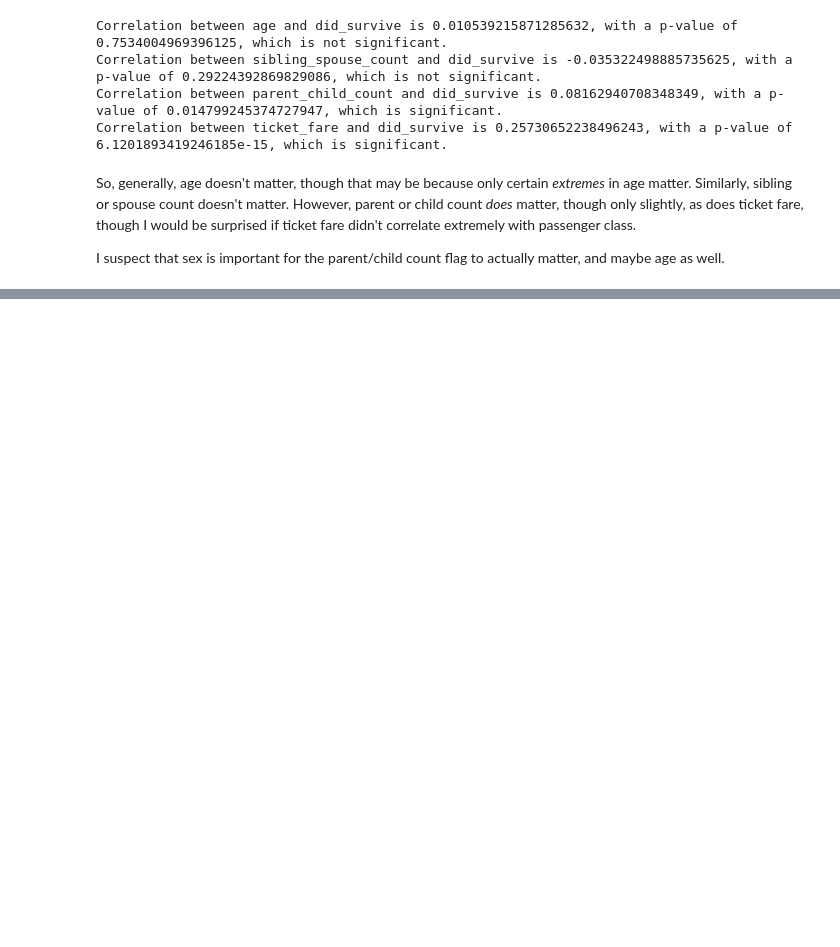
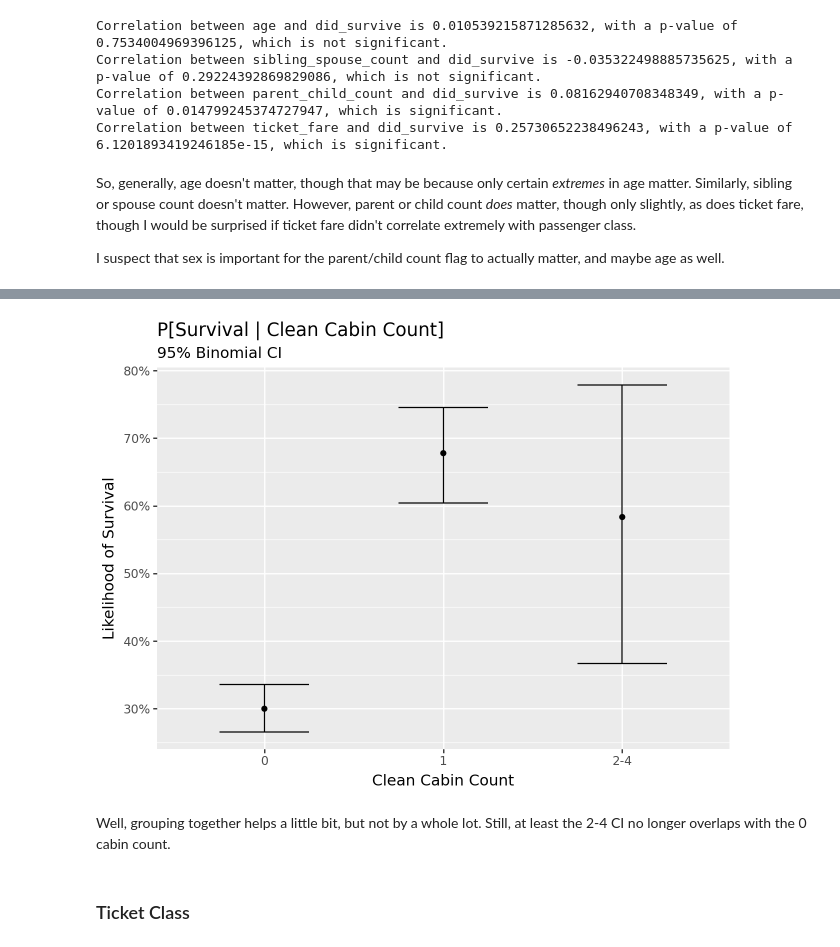
Before and after one commit to Paul-J-Wissler/kaggle-titanic-conformal-prediction, a Jupyter notebook: analysis.ipynb, the cells around one changed output, grey strips where cells are left out. Cells and saved outputs as stored; diff of their text form; code cells hidden in the pictures; blank space fills up the shorter version.

```diff
--- a/analysis.ipynb
+++ b/analysis.ipynb
@@ -153,0 +349,3 @@ I suspect that sex is important for the parent/child count flag to actually matt
+# %%
+clean_cabin_count_survival_rates = create_survival_df(train_df, "clean_cabin_count")
+clean_cabin_count_survival_rates
@@ -153,0 +358,3 @@ I suspect that sex is important for the parent/child count flag to actually matt
+# %%
+clean_cabin_count_survival_rates = calc_survival_ci(clean_cabin_count_survival_rates)
+clean_cabin_count_survival_rates
@@ -153,0 +367,8 @@ I suspect that sex is important for the parent/child count flag to actually matt
+# %%
+plot_survival_ci(clean_cabin_count_survival_rates, "clean_cabin_count").show()
+# %% [output]
+[figure, added]
+# %% [markdown]
+Well, grouping together helps a little bit, but not by a whole lot. Still, at least the 2-4 CI no longer overlaps with the 0 cabin count.
+# %% [markdown]
+### Ticket Class
```
Also changed, not shown: parts of 73 cells of this notebook.
